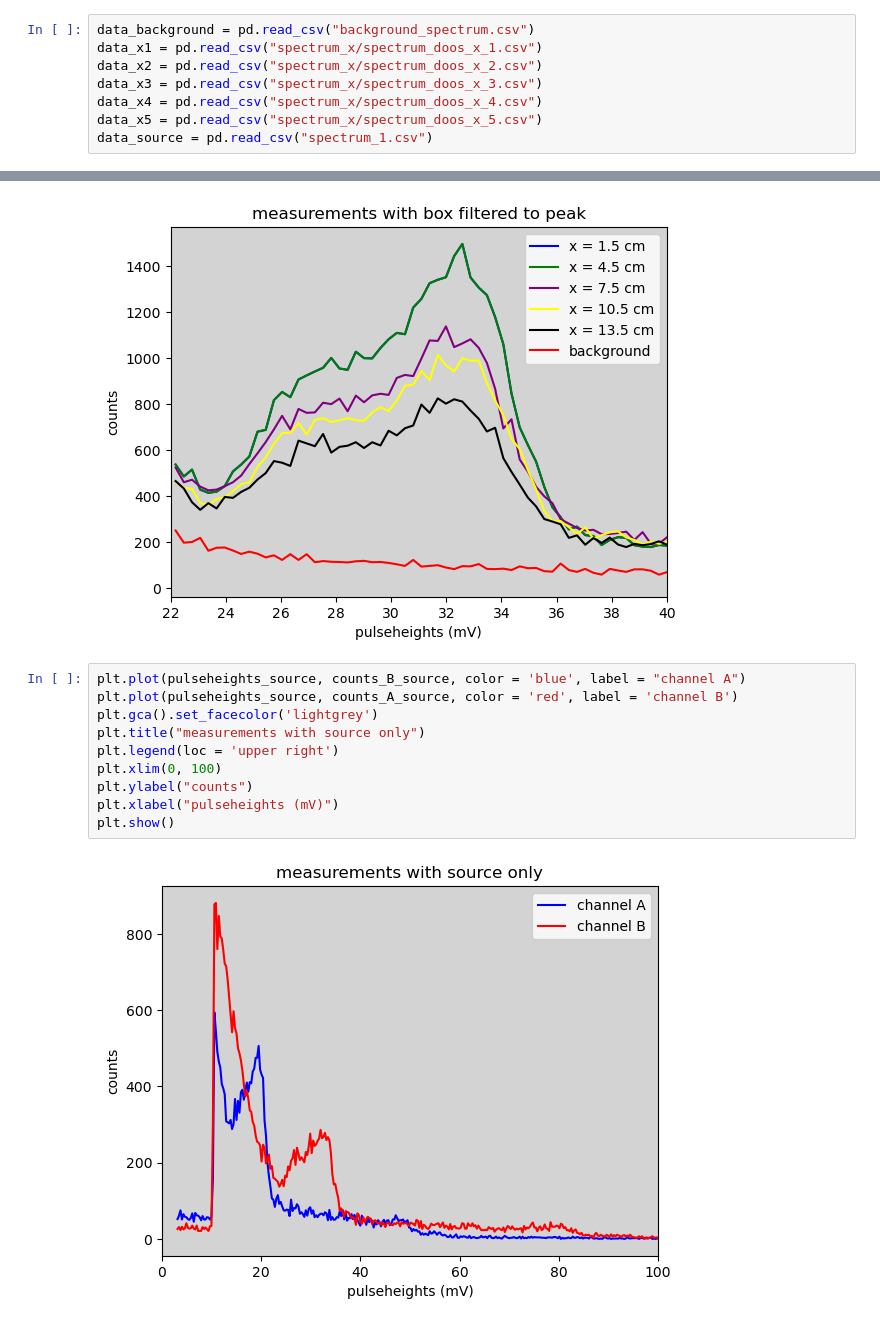
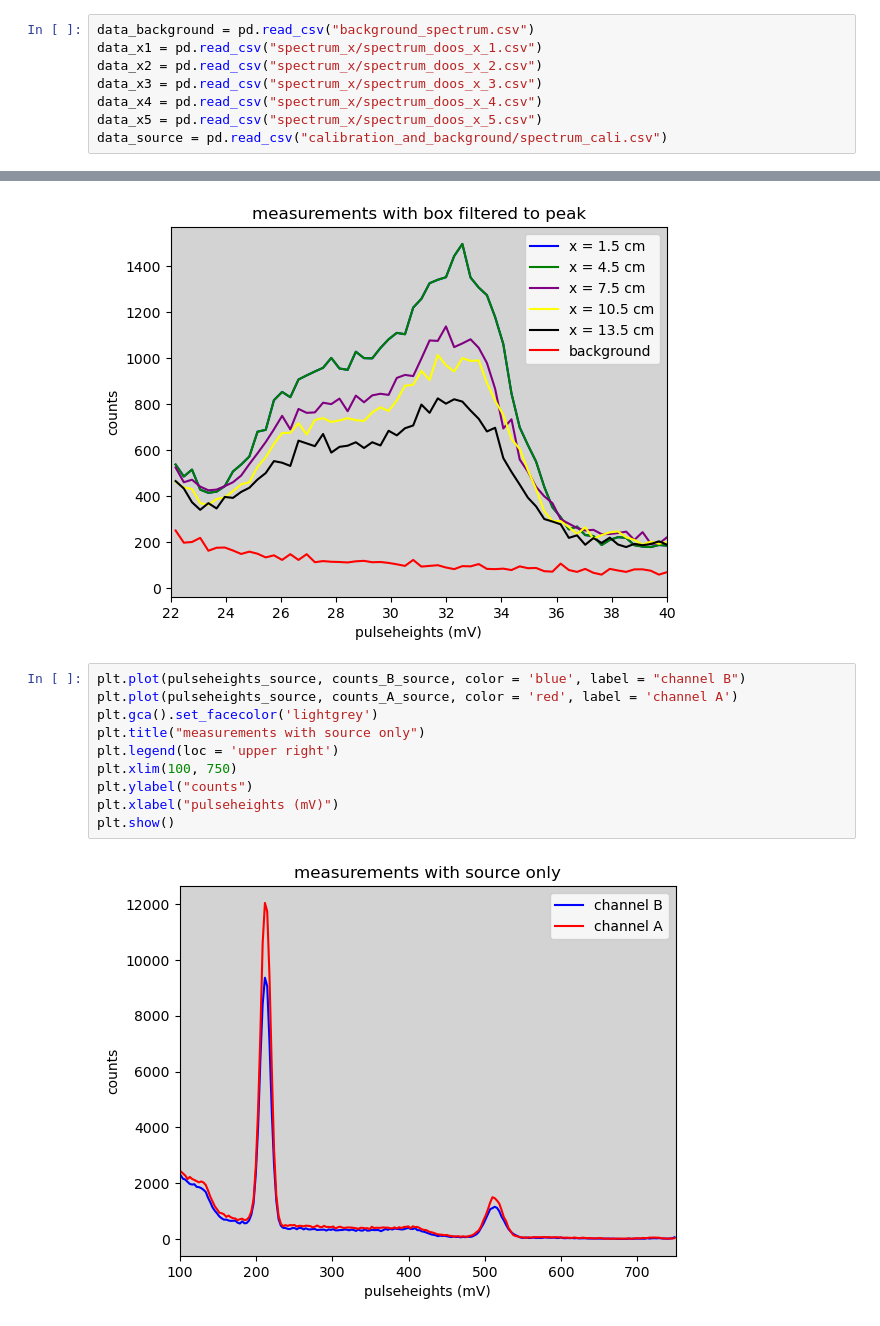
Before and after one commit to jrc-rodriguez/particle_physics, a Jupyter notebook: particle_physics.ipynb, the cells around one changed output, grey strips where cells are left out. Drawn from its saved outputs; the diff is of its cells as text.

```diff
--- a/particle_physics.ipynb
+++ b/particle_physics.ipynb
@@ -13,4 +13,4 @@ data_x2 = pd.read_csv("spectrum_x/spectrum_doos_x_2.csv")
 data_x3 = pd.read_csv("spectrum_x/spectrum_doos_x_3.csv")
 data_x4 = pd.read_csv("spectrum_x/spectrum_doos_x_4.csv")
 data_x5 = pd.read_csv("spectrum_x/spectrum_doos_x_5.csv")
-data_source = pd.read_csv("spectrum_1.csv")
+data_source = pd.read_csv("calibration_and_background/spectrum_cali.csv")
@@ -158,14 +160,14 @@ plt.show()
 # %% [output]
 [figure]
 # %%
-plt.plot(pulseheights_source, counts_B_source, color = 'blue', label = "channel A")
-plt.plot(pulseheights_source, counts_A_source, color = 'red', label = 'channel B')
+plt.plot(pulseheights_source, counts_B_source, color = 'blue', label = "channel B")
+plt.plot(pulseheights_source, counts_A_source, color = 'red', label = 'channel A')
 plt.gca().set_facecolor('lightgrey')
 plt.title("measurements with source only")
 plt.legend(loc = 'upper right')
-plt.xlim(0, 100)
+plt.xlim(100, 750)
 plt.ylabel("counts")
 plt.xlabel("pulseheights (mV)")
 plt.show()
 # %% [output]
-[figure, old version]
+[figure, new version]
```
Also changed, not shown: parts of 8 cells of this notebook, 15 other files.
